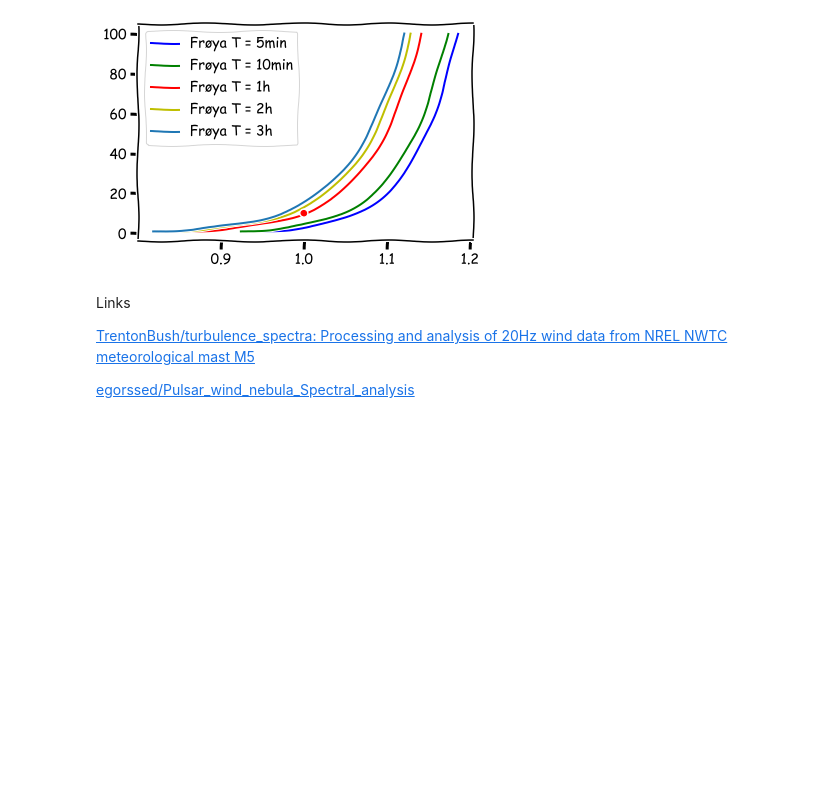
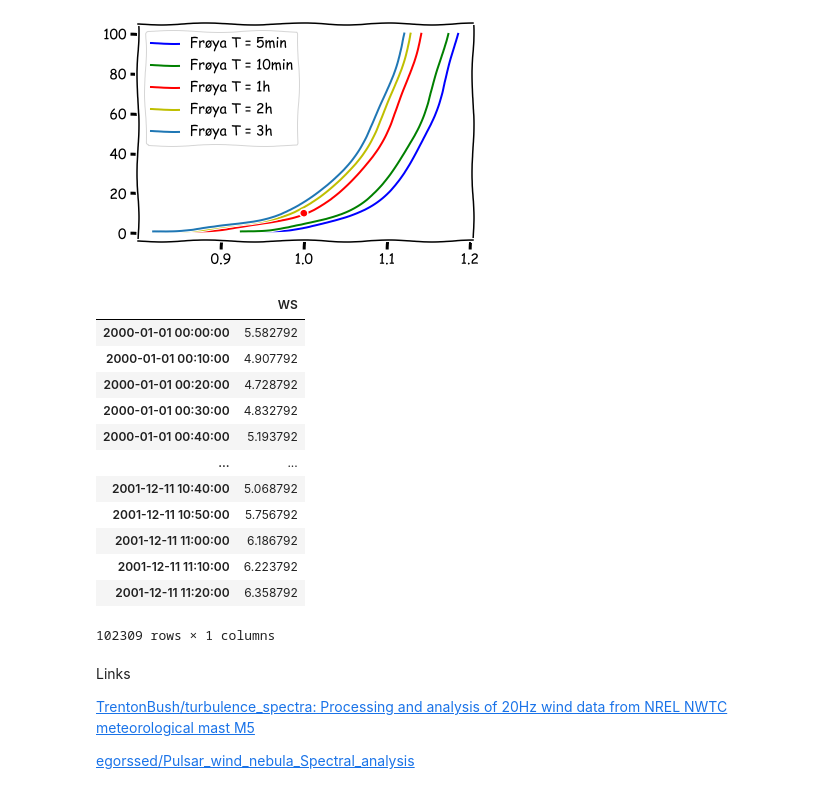
Before and after one commit to famiuer/EnvironmentalStudy, a Jupyter notebook: Examples/2 Wind.ipynb, the cells around one changed output. Drawn from its saved outputs; the diff is of its cells as text; code cells hidden in the pictures; blank space fills up the shorter version.

Commit message:
WS data and read

```diff
--- a/Examples/2 Wind.ipynb
+++ b/Examples/2 Wind.ipynb
@@ -163,7 +163,28 @@ plt.legend()
 # %%
 #### 2.3.4
 
 #Wind data spectrum buttworth
+
+import pandas as pd
+import datetime
+
+
+WS_10min = pd.read_pickle(r'../data/WS.pkl')
+WS_10min
+# %% [output]
+|  | WS |
+| 2000-01-01 00:00:00 | 5.582792 |
+| 2000-01-01 00:10:00 | 4.907792 |
+| 2000-01-01 00:20:00 | 4.728792 |
+| 2000-01-01 00:30:00 | 4.832792 |
+| 2000-01-01 00:40:00 | 5.193792 |
+| ... | ... |
+| 2001-12-11 10:40:00 | 5.068792 |
+| 2001-12-11 10:50:00 | 5.756792 |
+| 2001-12-11 11:00:00 | 6.186792 |
+| 2001-12-11 11:10:00 | 6.223792 |
+| 2001-12-11 11:20:00 | 6.358792 |
+102309 rows × 1 columns
 # %% [markdown]
 Links
 
```
Also changed, not shown: 1 other file.
